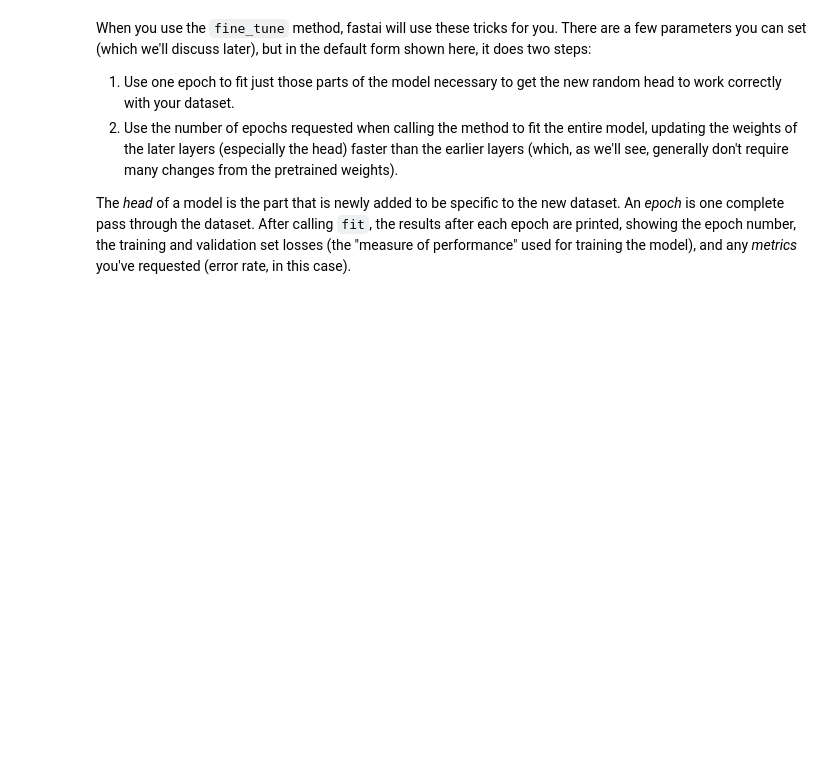
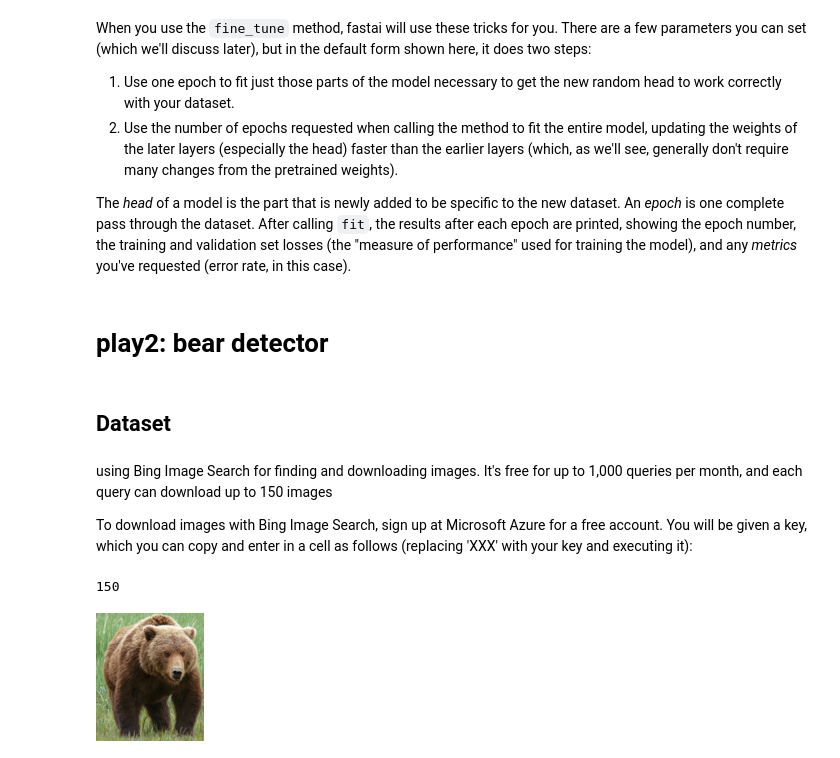
Before and after one commit to SOLEROM/tinyai, a Jupyter notebook: AI01.ipynb, the cells around one changed output. Drawn from its saved outputs; the diff is of its cells as text; code cells hidden in the pictures; blank space fills up the shorter version.

```diff
--- a/AI01.ipynb
+++ b/AI01.ipynb
@@ -139,3 +141,11 @@ When you use the `fine_tune` method, fastai will use these tricks for you. There
 1. Use the number of epochs requested when calling the method to fit the entire model, updating the weights of the later layers (especially the head) faster than the earlier layers (which, as we'll see, generally don't require many changes from the pretrained weights).
 
 The *head* of a model is the part that is newly added to be specific to the new dataset. An *epoch* is one complete pass through the dataset. After calling `fit`, the results after each epoch are printed, showing the epoch number, the training and validation set losses (the "measure of performance" used for training the model), and any *metrics* you've requested (error rate, in this case).
+# %% [markdown]
+# play2: bear detector
+# %% [markdown]
+## Dataset
+# %% [markdown]
+using Bing Image Search for finding and downloading images. It's free for up to 1,000 queries per month, and each query can download up to 150 images
+
+To download images with Bing Image Search, sign up at Microsoft Azure for a free account. You will be given a key, which you can copy and enter in a cell as follows (replacing 'XXX' with your key and executing it):
@@ -141,0 +154,17 @@ The *head* of a model is the part that is newly added to be specific to the new
+# %%
+results = search_images_bing(key, 'grizzly bear')
+ims = results.attrgot('content_url')
+len(ims)
+# %% [output]
+150
+# %%
+# check one
+ims = ['http://3.bp.blogspot.com/-S1scRCkI3vY/UHzV2kucsPI/AAAAAAAAA-k/YQ5UzHEm9Ss/s1600/Grizzly%2BBear%2BWildlife.jpg']
+###
+dest = 'images/grizzly.jpg'
+download_url(ims[0], dest)
+###
+im = Image.open(dest)
+im.to_thumb(128,128)
+# %% [output]
+[figure, added]
```
Also changed, not shown: parts of 24 cells of this notebook.
